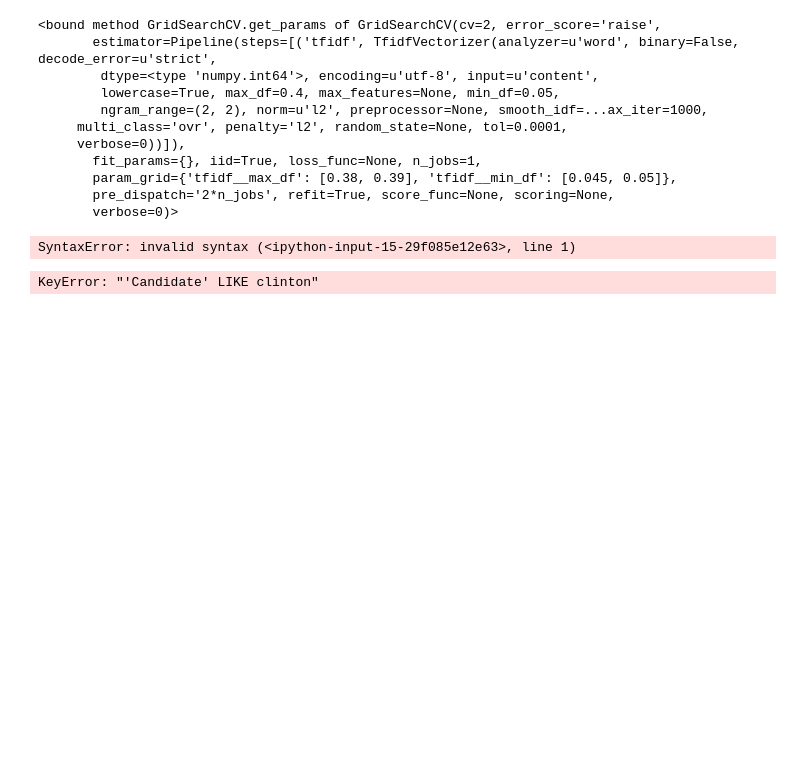
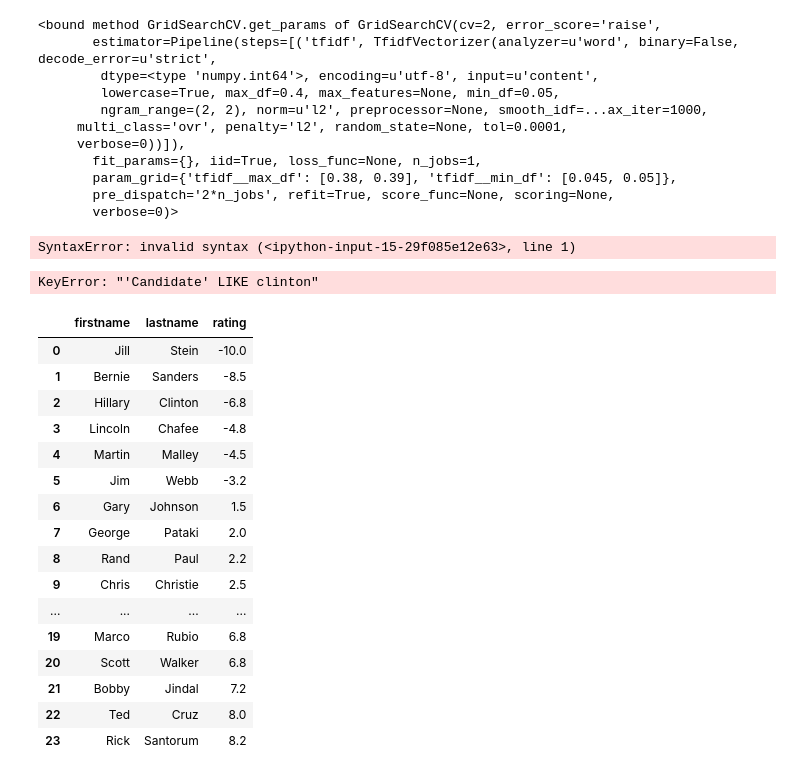
Before and after one commit to dvdwllc/debate-analysis, a Jupyter notebook: ipython_notebooks/text_vectorization.ipynb, the cells around one changed output. Saved outputs shown, nothing was run; the diff lists cells and outputs as text; code cells hidden in the pictures; blank space fills up the shorter version.

```diff
--- a/ipython_notebooks/text_vectorization.ipynb
+++ b/ipython_notebooks/text_vectorization.ipynb
@@ -18,0 +17,2 @@ transcripts = dill.load(open('../dills/debate_transcripts_list.dill', 'r'))
+# %%
+spectrum = pd.read_csv('../txt/huffpo_spectrum.txt',names=['firstname','lastname','rating'])
@@ -164,3 +154,23 @@ SyntaxError: invalid syntax (<ipython-input-15-29f085e12e63>, line 1)
 df[("'Candidate' LIKE clinton")]
 # %% [output]
 KeyError: "'Candidate' LIKE clinton"
+# %%
+spectrum
+# %% [output]
+|  | firstname | lastname | rating |
+| 0 | Jill | Stein | -10.0 |
+| 1 | Bernie | Sanders | -8.5 |
+| 2 | Hillary | Clinton | -6.8 |
+| 3 | Lincoln | Chafee | -4.8 |
+| 4 | Martin | Malley | -4.5 |
+| 5 | Jim | Webb | -3.2 |
+| 6 | Gary | Johnson | 1.5 |
+| 7 | George | Pataki | 2.0 |
+| 8 | Rand | Paul | 2.2 |
+| 9 | Chris | Christie | 2.5 |
+| ... | ... | ... | ... |
+| 19 | Marco | Rubio | 6.8 |
+| 20 | Scott | Walker | 6.8 |
+| 21 | Bobby | Jindal | 7.2 |
+| 22 | Ted | Cruz | 8.0 |
+| 23 | Rick | Santorum | 8.2 |
```
Also changed, not shown: parts of 16 cells of this notebook, 21 other files.
